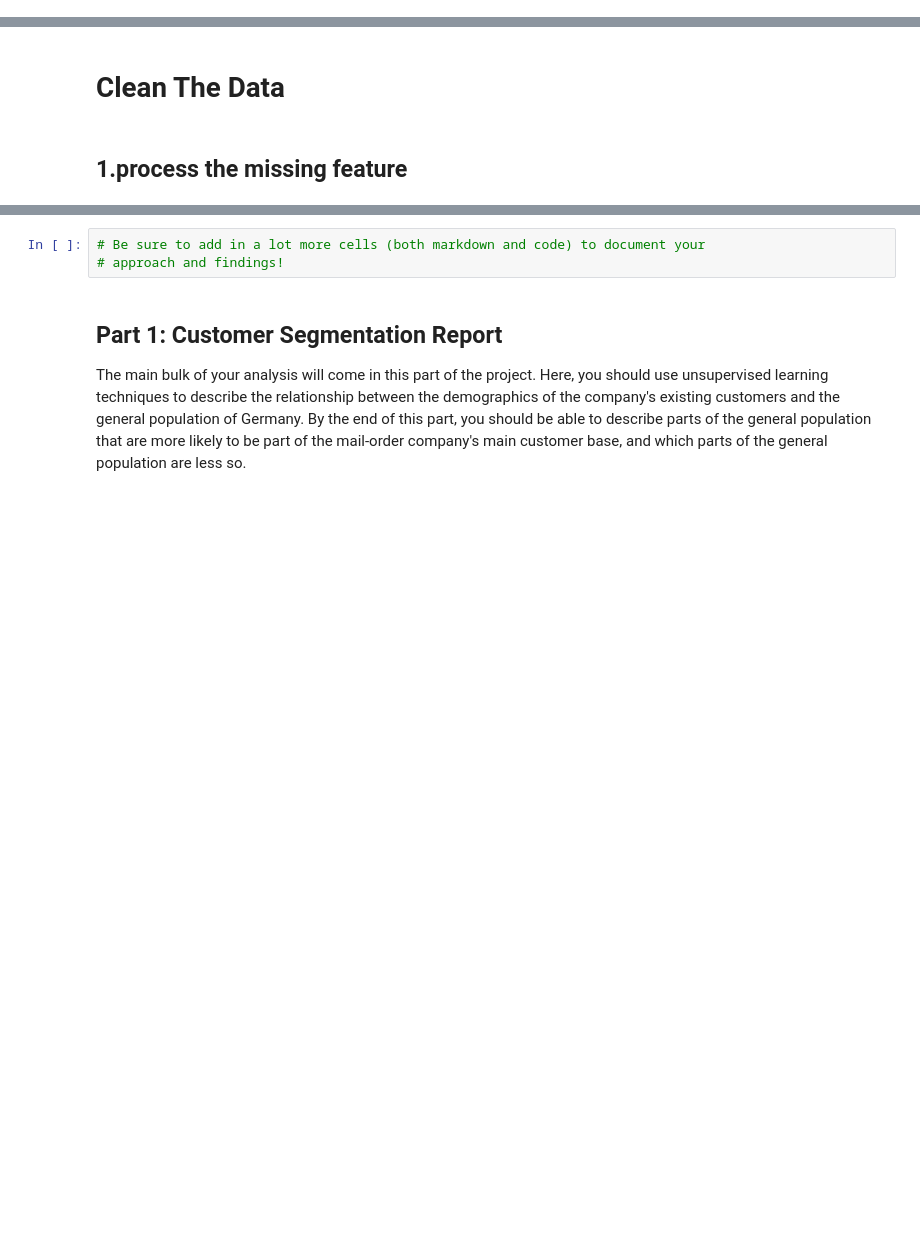
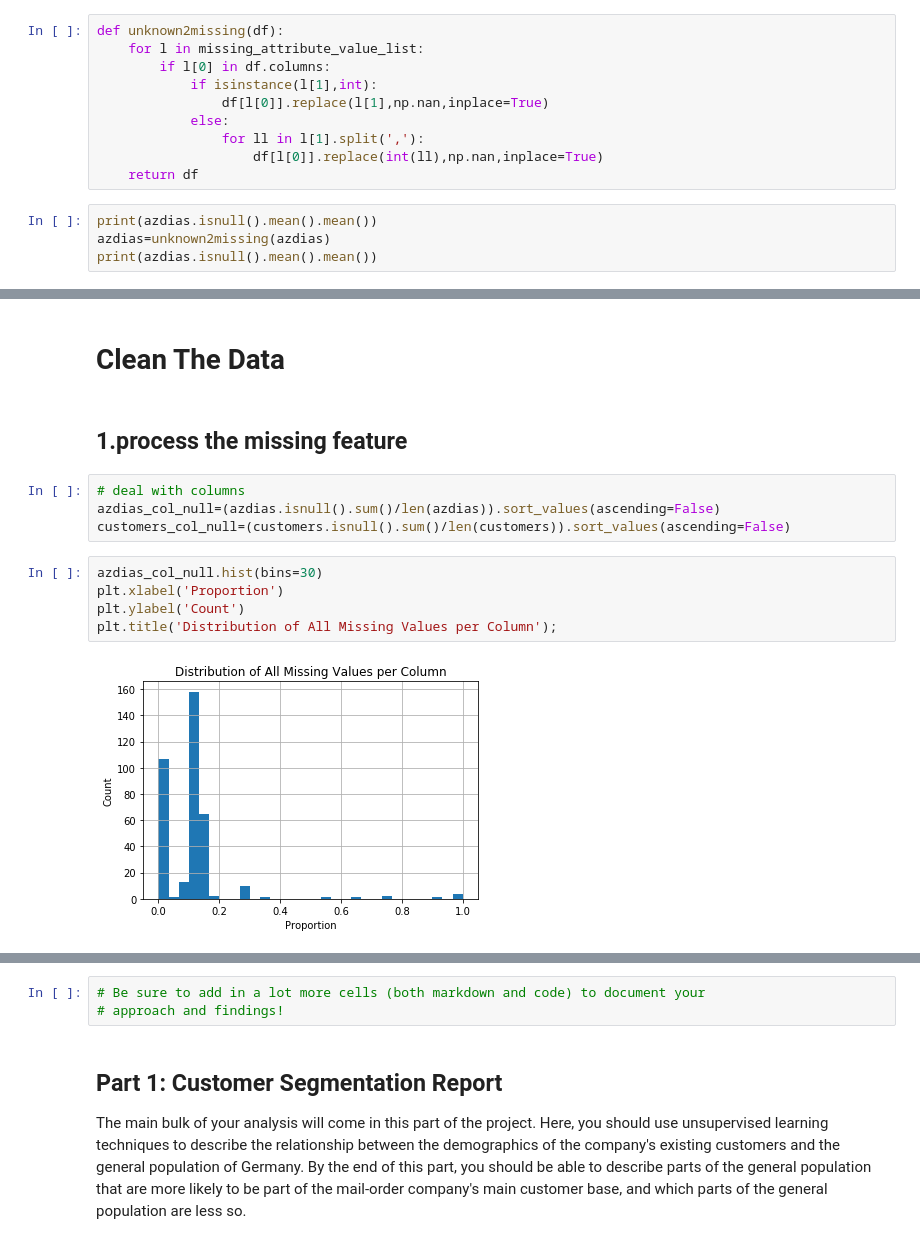
Before and after one commit to xueweiyema/ArvatoProject, a Jupyter notebook: Arvato Project Workbook.ipynb, the cells around one changed output, grey strips where cells are left out. Drawn from its saved outputs; the diff is of its cells as text; blank space fills up the shorter version.

Commit message:
missing

```diff
--- a/Arvato Project Workbook.ipynb
+++ b/Arvato Project Workbook.ipynb
@@ -104,3 +104,17 @@ for i,v in DIAS_attributes.iterrows():
     if v['Meaning'] is not np.nan:
         if 'unknown' in v['Meaning']:
             missing_attribute_value_list.append([v['Attribute'],v['Value'],v['Meaning']])
+# %%
+def unknown2missing(df):
+    for l in missing_attribute_value_list:
+        if l[0] in df.columns:
+            if isinstance(l[1],int):
+                df[l[0]].replace(l[1],np.nan,inplace=True)
+            else:
+                for ll in l[1].split(','):
+                    df[l[0]].replace(int(ll),np.nan,inplace=True)
+    return df
+# %%
+print(azdias.isnull().mean().mean())
+azdias=unknown2missing(azdias)
+print(azdias.isnull().mean().mean())
@@ -108,3 +132,14 @@ for i,v in DIAS_attributes.iterrows():
 # Clean The Data
 # %% [markdown]
 ## 1.process the missing feature
+# %%
+# deal with columns
+azdias_col_null=(azdias.isnull().sum()/len(azdias)).sort_values(ascending=False)
+customers_col_null=(customers.isnull().sum()/len(customers)).sort_values(ascending=False)
+# %%
+azdias_col_null.hist(bins=30)
+plt.xlabel('Proportion')
+plt.ylabel('Count')
+plt.title('Distribution of All Missing Values per Column');
+# %% [output]
+[figure, added]
```
Also changed, not shown: parts of 21 cells of this notebook.
